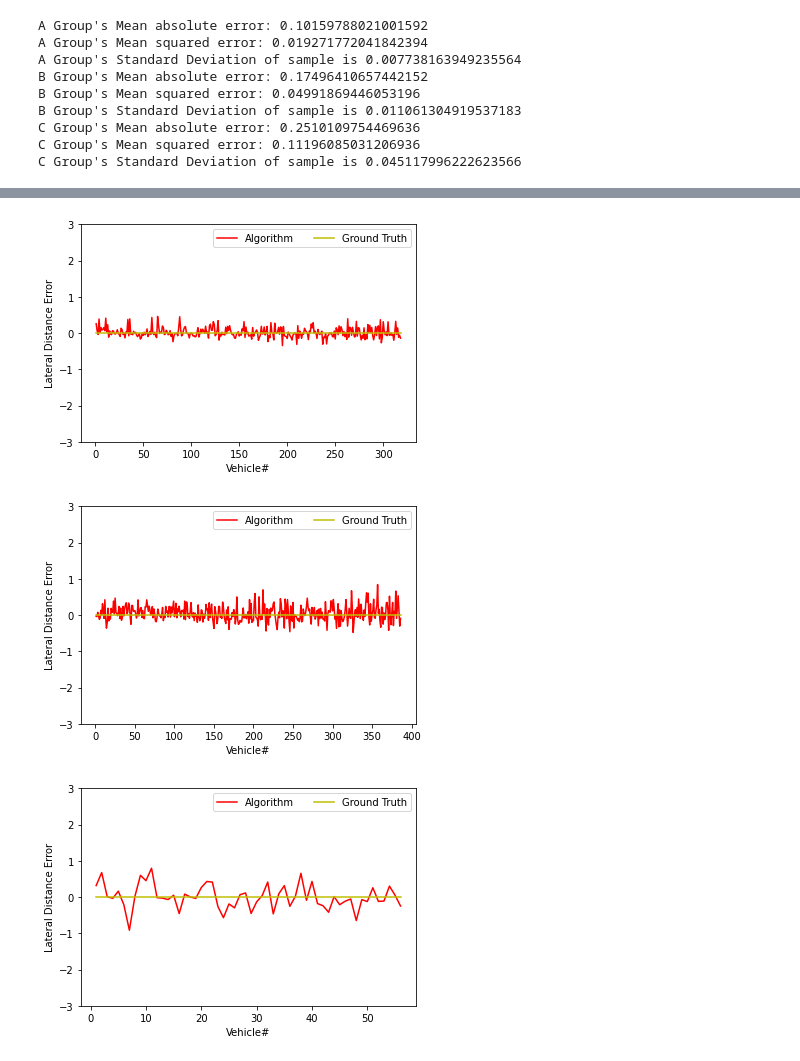
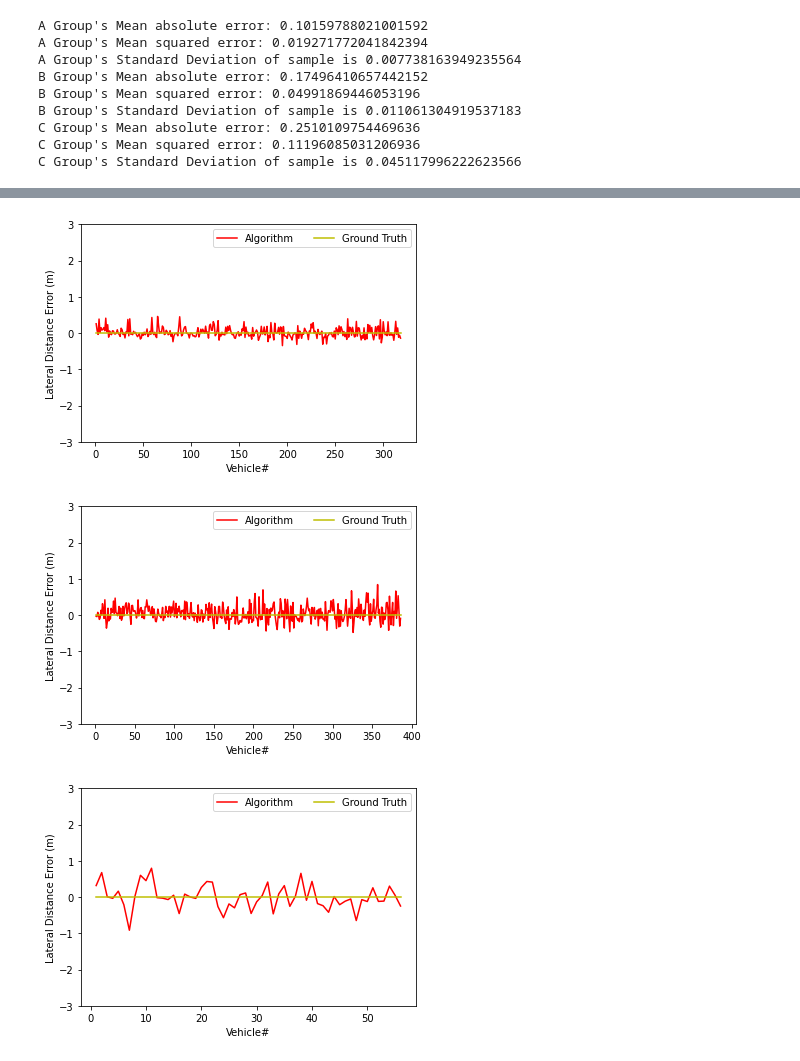
Before and after one commit to ChicagoPark/DSA, a Jupyter notebook: Problem/Evaluation_Graph.ipynb, the cells around one changed output, grey strips where cells are left out. Saved outputs shown, nothing was run; the diff lists cells and outputs as text; code cells hidden in the pictures.

```diff
--- a/Problem/Evaluation_Graph.ipynb
+++ b/Problem/Evaluation_Graph.ipynb
@@ -260,36 +260,36 @@ plt.legend(loc='best', ncol=2)
 #        aVehicle, a_answerList, 'y')
 
 plt.xlabel('Vehicle#')
-plt.ylabel("Lateral Distance Error")
+plt.ylabel("Lateral Distance Error (m)")
 
 plt.show()
 
 
 fig, ax = plt.subplots()
 #ax.set_xlim(-10, 10)
 ax.set_ylim(-3, 3)
 
 plt.plot(bVehicle, bnewList, label = 'Algorithm', color='r')
 plt.plot(bVehicle, [0]*len(bVehicle), label = 'Ground Truth', color='y', )
 plt.legend(loc='best', ncol=2)
 
 plt.xlabel('Vehicle#')
-plt.ylabel("Lateral Distance Error")
+plt.ylabel("Lateral Distance Error (m)")
 
 plt.show()
 
 fig, ax = plt.subplots()
 #ax.set_xlim(-10, 10)
 ax.set_ylim(-3, 3)
 plt.plot(cVehicle, cnewList, label = 'Algorithm', color='r')
 plt.plot(cVehicle, [0]*len(cVehicle), label = 'Ground Truth', color='y', )
 plt.legend(loc='best', ncol=2)
 
 plt.xlabel('Vehicle#')
-plt.ylabel("Lateral Distance Error")
+plt.ylabel("Lateral Distance Error (m)")
 
 plt.show()
 # %% [output]
-[figure, old version]
+[figure, new version]
-[figure, old version]
+[figure, new version]
-[figure, old version]
+[figure, new version]
```
Also changed, not shown: parts of 1 cell of this notebook.
